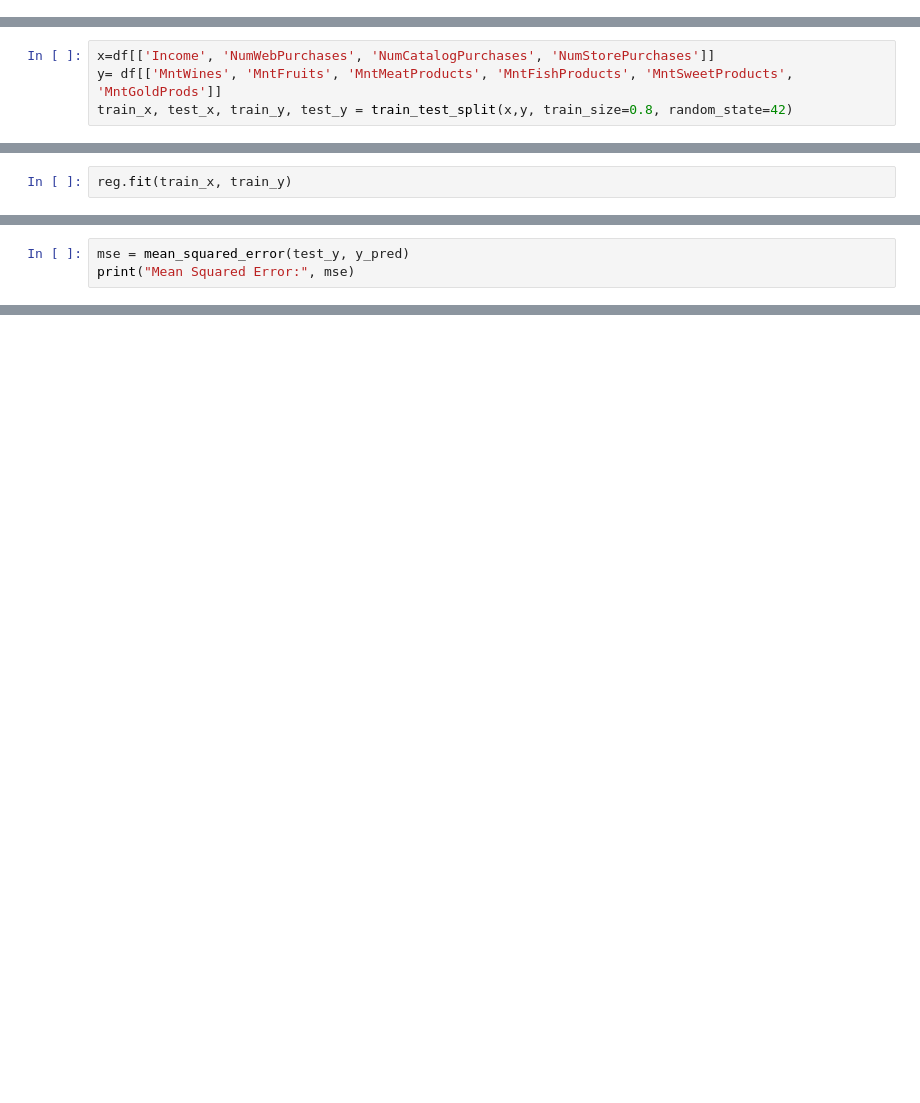
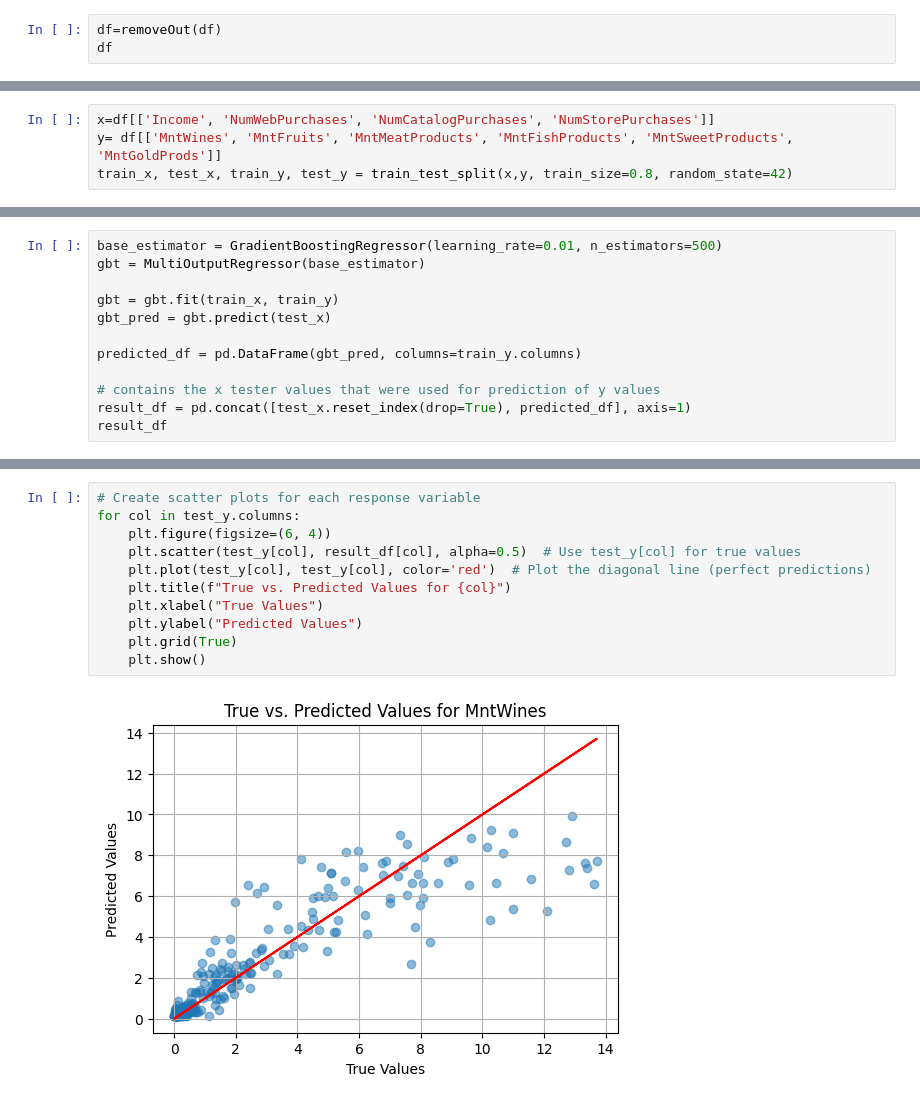
Before and after one commit to dcjh/1015_Mini_Project, a Jupyter notebook: Gradient Boosting.ipynb, the cells around one changed output, grey strips where cells are left out. Cells and saved outputs as stored; diff of their text form; blank space fills up the shorter version.

Commit message:
finalising gradient boosting

```diff
--- a/Gradient Boosting.ipynb
+++ b/Gradient Boosting.ipynb
@@ -31,0 +65,3 @@ df
+# %%
+df=removeOut(df)
+df
@@ -38,2 +85,0 @@ reg = xgb.XGBRegressor(objective='reg:squarederror', seed=42)
-# %%
-reg.fit(train_x, train_y)
@@ -42,3 +85,0 @@ y_pred = reg.predict(test_x)
-# %%
-mse = mean_squared_error(test_y, y_pred)
-print("Mean Squared Error:", mse)
@@ -55,0 +137,12 @@ plt.show()
+# %%
+base_estimator = GradientBoostingRegressor(learning_rate=0.01, n_estimators=500)
+gbt = MultiOutputRegressor(base_estimator)
+
+gbt = gbt.fit(train_x, train_y)
+gbt_pred = gbt.predict(test_x)
+
+predicted_df = pd.DataFrame(gbt_pred, columns=train_y.columns)
+
+# contains the x tester values that were used for prediction of y values
+result_df = pd.concat([test_x.reset_index(drop=True), predicted_df], axis=1)
+result_df
@@ -55,0 +179,13 @@ plt.show()
+# %%
+# Create scatter plots for each response variable
+for col in test_y.columns:
+    plt.figure(figsize=(6, 4))
+    plt.scatter(test_y[col], result_df[col], alpha=0.5)  # Use test_y[col] for true values
+    plt.plot(test_y[col], test_y[col], color='red')  # Plot the diagonal line (perfect predictions)
+    plt.title(f"True vs. Predicted Values for {col}")
+    plt.xlabel("True Values")
+    plt.ylabel("Predicted Values")
+    plt.grid(True)
+    plt.show()
+# %% [output]
+[figure, added]
```
Also changed, not shown: parts of 19 cells of this notebook, 1 other file.
